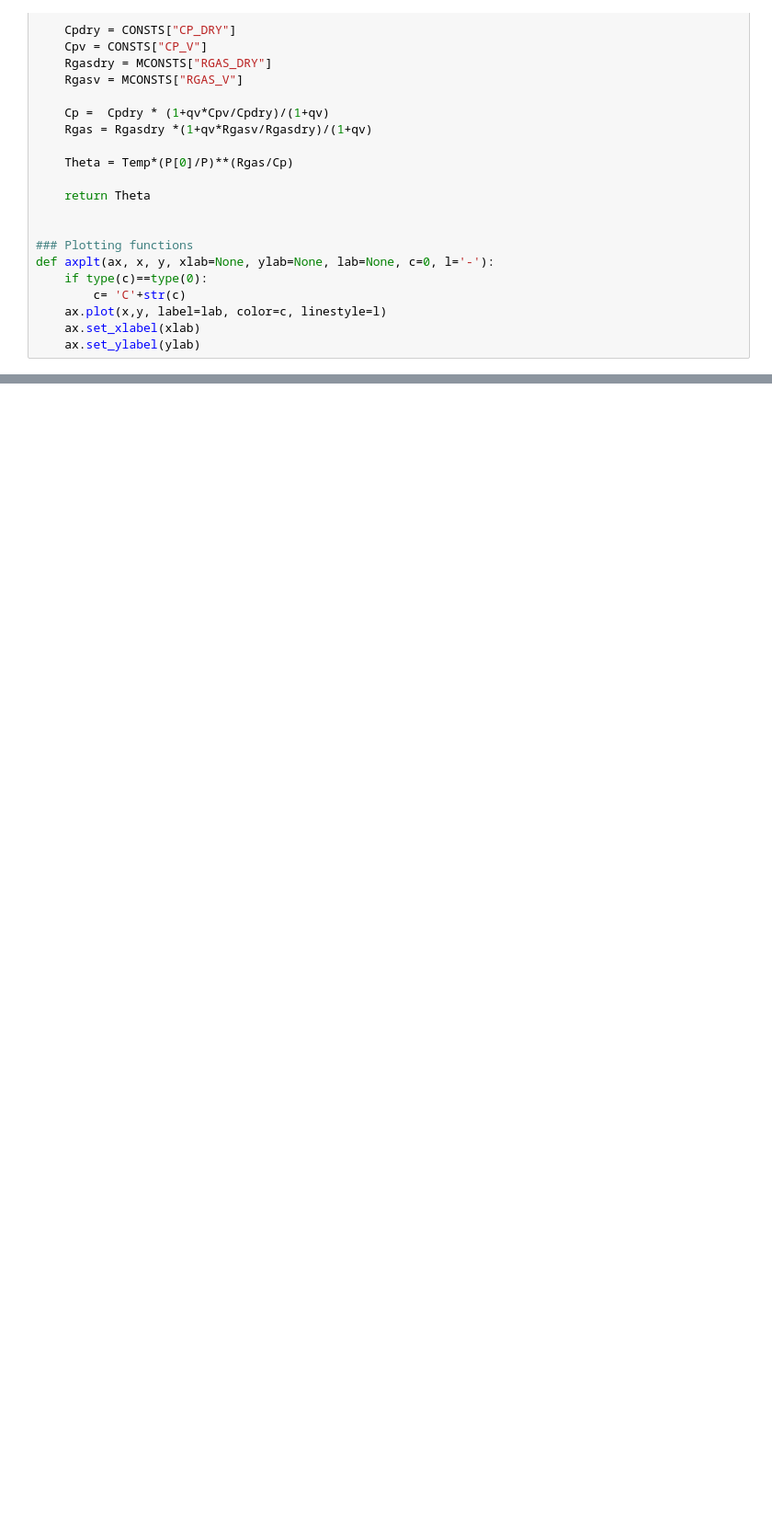
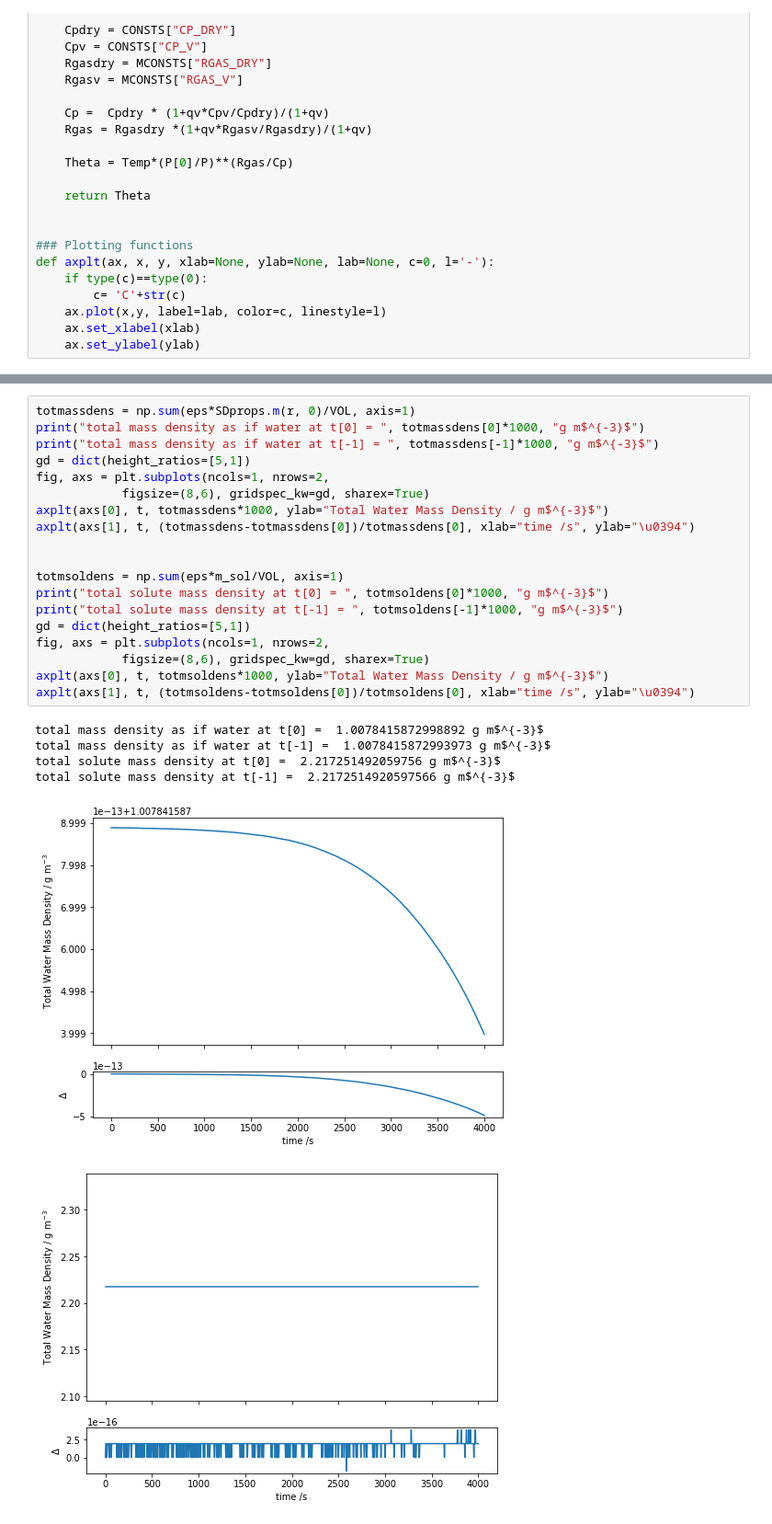
Before and after one commit to yoctoyotta1024/clara-bayley-superdroplets, a Jupyter notebook: plotSDs.ipynb, the cells around one changed output, grey strips where cells are left out. Shown: that part at 92% size. Cells and saved outputs as stored; diff of their text form; blank space fills up the shorter version.

```diff
--- a/plotSDs.ipynb
+++ b/plotSDs.ipynb
@@ -153,3 +170,29 @@ total mass density evolution
+# %%
+totmassdens = np.sum(eps*SDprops.m(r, 0)/VOL, axis=1)
+print("total mass density as if water at t[0] = ", totmassdens[0]*1000, "g m$^{-3}$")
+print("total mass density as if water at t[-1] = ", totmassdens[-1]*1000, "g m$^{-3}$")
+gd = dict(height_ratios=[5,1])
+fig, axs = plt.subplots(ncols=1, nrows=2,
+            figsize=(8,6), gridspec_kw=gd, sharex=True)
+axplt(axs[0], t, totmassdens*1000, ylab="Total Water Mass Density / g m$^{-3}$")
+axplt(axs[1], t, (totmassdens-totmassdens[0])/totmassdens[0], xlab="time /s", ylab="\u0394")
+
+
+totmsoldens = np.sum(eps*m_sol/VOL, axis=1)
+print("total solute mass density at t[0] = ", totmsoldens[0]*1000, "g m$^{-3}$")
+print("total solute mass density at t[-1] = ", totmsoldens[-1]*1000, "g m$^{-3}$")
+gd = dict(height_ratios=[5,1])
+fig, axs = plt.subplots(ncols=1, nrows=2,
+            figsize=(8,6), gridspec_kw=gd, sharex=True)
+axplt(axs[0], t, totmsoldens*1000, ylab="Total Water Mass Density / g m$^{-3}$")
+axplt(axs[1], t, (totmsoldens-totmsoldens[0])/totmsoldens[0], xlab="time /s", ylab="\u0394")
+# %% [output]
+total mass density as if water at t[0] =  1.0078415872998892 g m$^{-3}$
+total mass density as if water at t[-1] =  1.0078415872993973 g m$^{-3}$
+total solute mass density at t[0] =  2.217251492059756 g m$^{-3}$
+total solute mass density at t[-1] =  2.2172514920597566 g m$^{-3}$
+[figure, added]
+[figure, added]
 # %%
 fig, [ax1, ax2] = plt.subplots(nrows=2, ncols=1, figsize=(7,10))
 nbins = 1000
```
Also changed, not shown: parts of 8 cells of this notebook, 5 other files.
